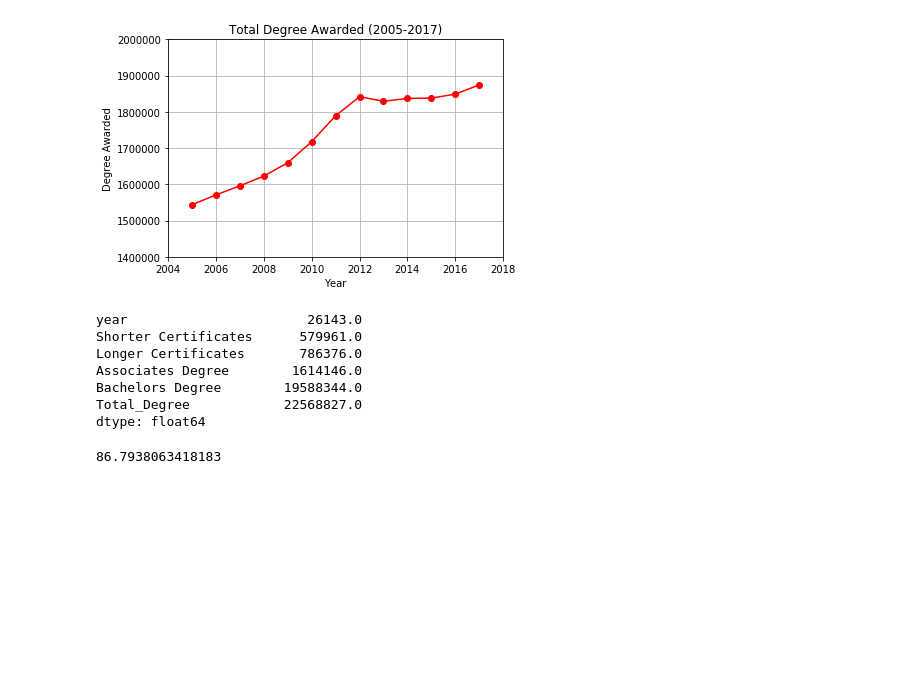
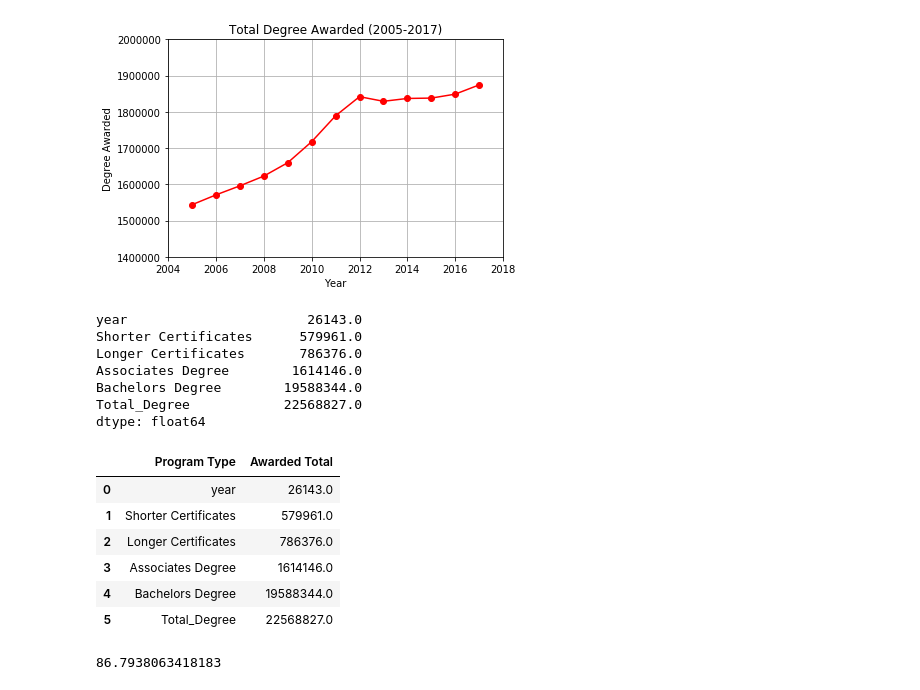
Before and after one commit to grahamb001/Project1, a Jupyter notebook: GroupProject 1_v3.ipynb, the cells around one changed output. Saved outputs shown, nothing was run; the diff lists cells and outputs as text; code cells hidden in the pictures; blank space fills up the shorter version.

```diff
--- a/GroupProject 1_v3.ipynb
+++ b/GroupProject 1_v3.ipynb
@@ -378,6 +415,17 @@ Associates Degree        1614146.0
 Bachelors Degree        19588344.0
 Total_Degree            22568827.0
 dtype: float64
+# %%
+DegreeAwarded_2005_2017 = pd.DataFrame({'Program Type':TotalAwardsPerYear.index, 'Awarded Total':TotalAwardsPerYear.values})
+DegreeAwarded_2005_2017
+# %% [output]
+|  | Program Type | Awarded Total |
+| 0 | year | 26143.0 |
+| 1 | Shorter Certificates | 579961.0 |
+| 2 | Longer Certificates | 786376.0 |
+| 3 | Associates Degree | 1614146.0 |
+| 4 | Bachelors Degree | 19588344.0 |
+| 5 | Total_Degree | 22568827.0 |
 # %%
 Bachelors_Percentage = (19588344.0/22568827.0)*100
 Bachelors_Percentage
```
Also changed, not shown: parts of 9 cells of this notebook, 2 other files.
